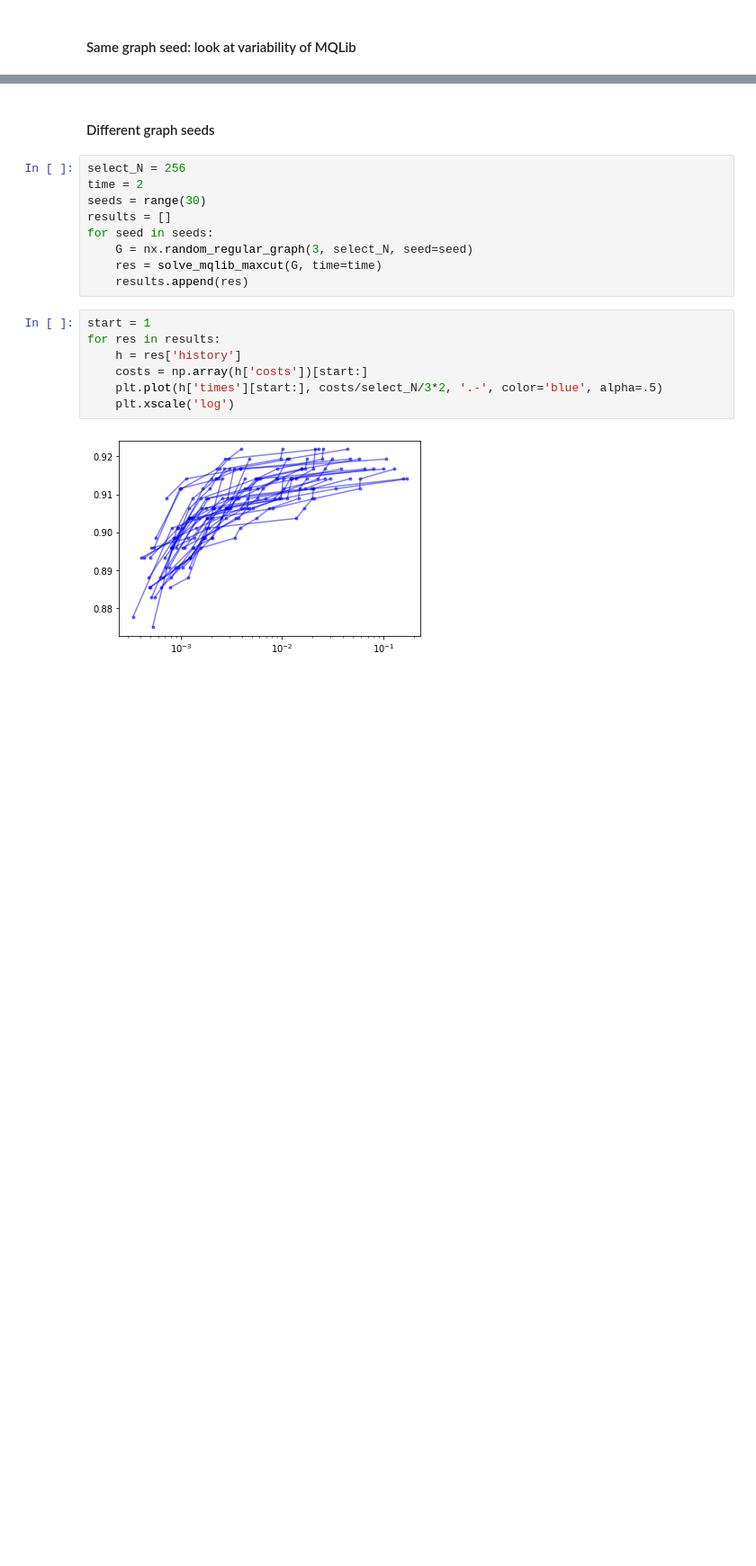
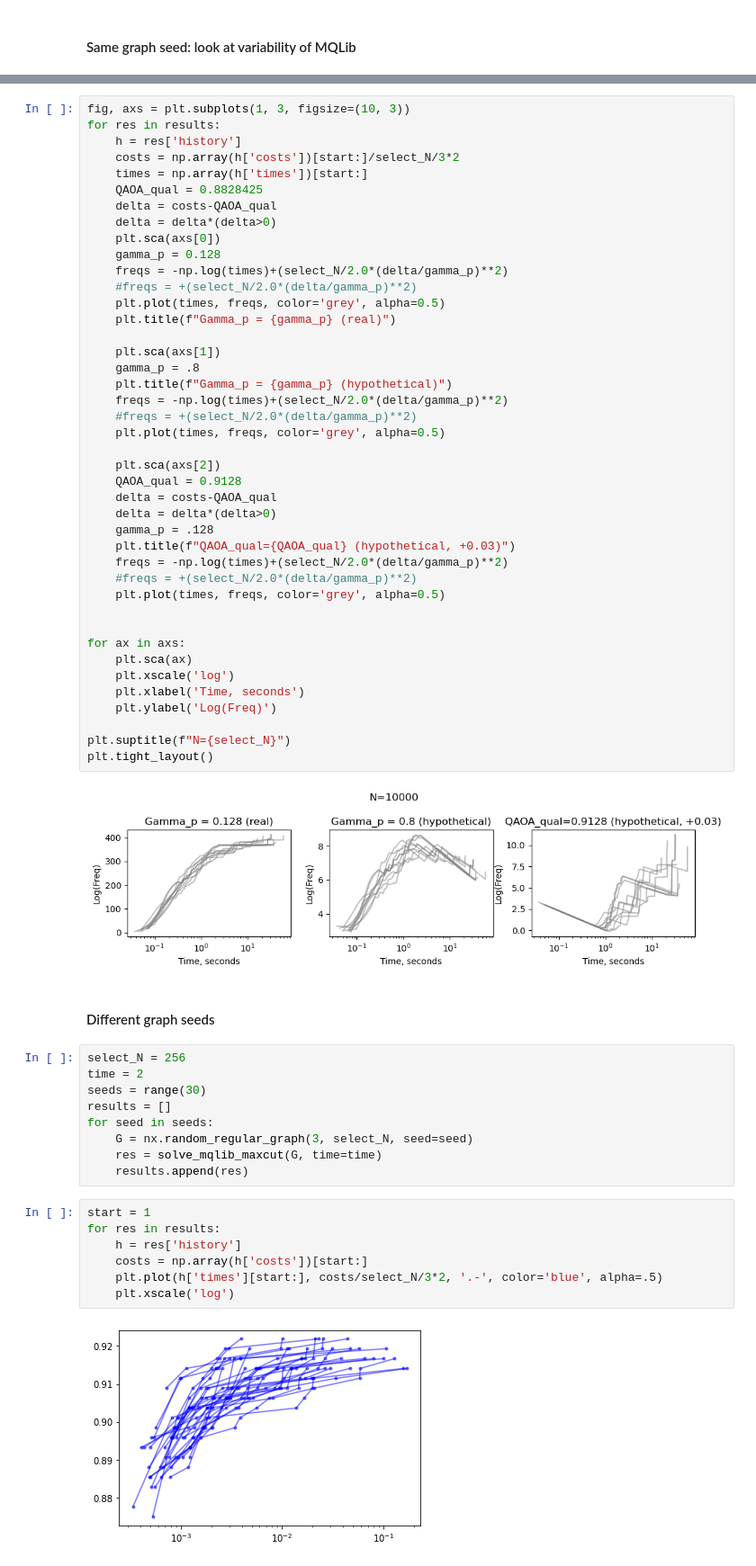
Before and after one commit to danlkv/quantum-classical-time-maxcut, a Jupyter notebook: data/generators/MQLib.ipynb, the cells around one changed output, grey strips where cells are left out. Shown: that part at 90% size. Drawn from its saved outputs; the diff is of its cells as text; blank space fills up the shorter version.

```diff
--- a/data/generators/MQLib.ipynb
+++ b/data/generators/MQLib.ipynb
@@ -166,3 +170,47 @@ for res in results:
+# %%
+fig, axs = plt.subplots(1, 3, figsize=(10, 3))
+for res in results:
+    h = res['history']
+    costs = np.array(h['costs'])[start:]/select_N/3*2
+    times = np.array(h['times'])[start:]
+    QAOA_qual = 0.8828425
+    delta = costs-QAOA_qual
+    delta = delta*(delta>0)
+    plt.sca(axs[0])
+    gamma_p = 0.128
+    freqs = -np.log(times)+(select_N/2.0*(delta/gamma_p)**2)
+    #freqs = +(select_N/2.0*(delta/gamma_p)**2)
+    plt.plot(times, freqs, color='grey', alpha=0.5)
+    plt.title(f"Gamma_p = {gamma_p} (real)")
+
+    plt.sca(axs[1])
+    gamma_p = .8
+    plt.title(f"Gamma_p = {gamma_p} (hypothetical)")
+    freqs = -np.log(times)+(select_N/2.0*(delta/gamma_p)**2)
+    #freqs = +(select_N/2.0*(delta/gamma_p)**2)
+    plt.plot(times, freqs, color='grey', alpha=0.5)
+
+    plt.sca(axs[2])
+    QAOA_qual = 0.9128
+    delta = costs-QAOA_qual
+    delta = delta*(delta>0)
+    gamma_p = .128
+    plt.title(f"QAOA_qual={QAOA_qual} (hypothetical, +0.03)")
+    freqs = -np.log(times)+(select_N/2.0*(delta/gamma_p)**2)
+    #freqs = +(select_N/2.0*(delta/gamma_p)**2)
+    plt.plot(times, freqs, color='grey', alpha=0.5)
+
+
+for ax in axs:
+    plt.sca(ax)
+    plt.xscale('log')
+    plt.xlabel('Time, seconds')
+    plt.ylabel('Log(Freq)')
+
+plt.suptitle(f"N={select_N}")
+plt.tight_layout()
+# %% [output]
+[figure, added]
 # %% [markdown]
 #### Different graph seeds
 # %%
```
Also changed, not shown: parts of 10 cells of this notebook.
